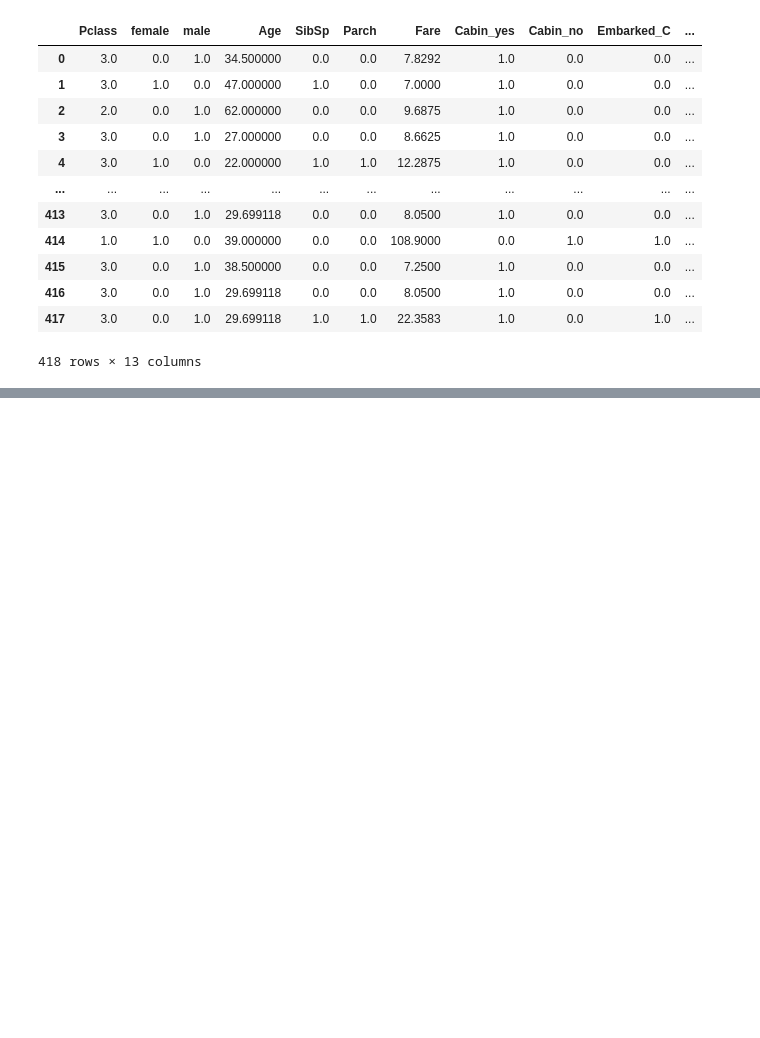
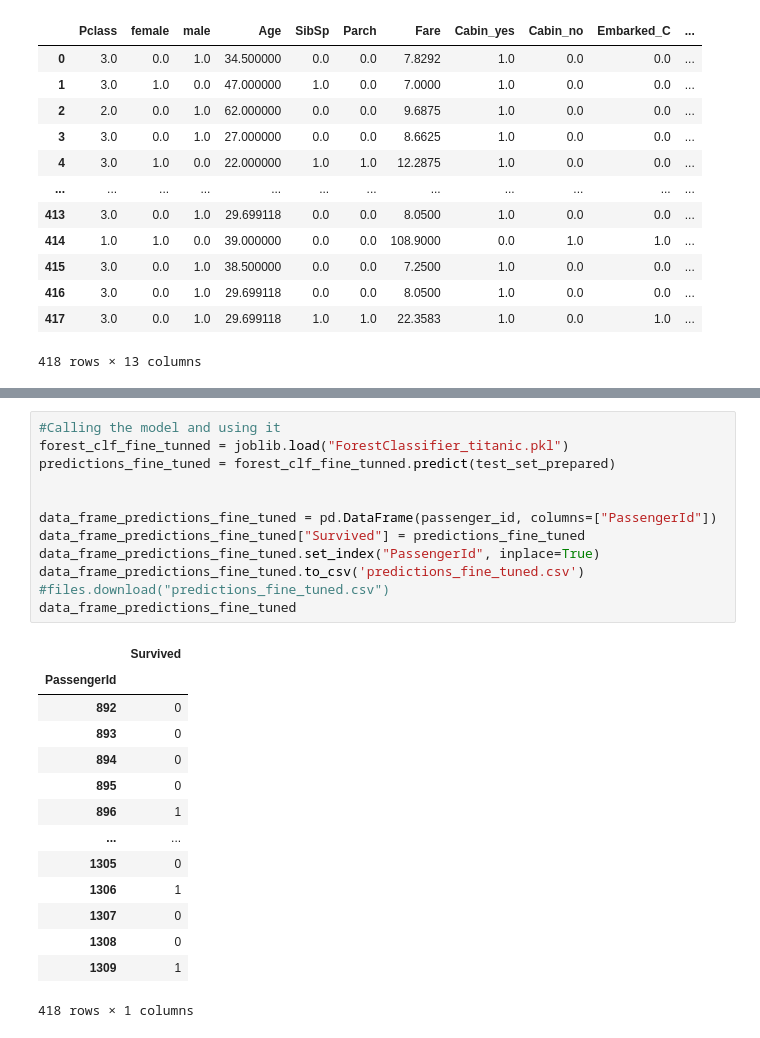
Before and after one commit to JesusNoelValMo/Machine_Learning_Book, a Jupyter notebook: Chapter_3_Classification/Chapter_3_Exercise_3/Chapter_3_Exercise_3.ipynb, the cells around one changed output, grey strips where cells are left out. Cells and saved outputs as stored; diff of their text form; blank space fills up the shorter version.

Commit message:
Fine tuned our forest classifier, saved it and loaded it, as well as do predictions with it and sumbit it again on kaggle

```diff
--- a/Chapter_3_Classification/Chapter_3_Exercise_3/Chapter_3_Exercise_3.ipynb
+++ b/Chapter_3_Classification/Chapter_3_Exercise_3/Chapter_3_Exercise_3.ipynb
@@ -349,0 +393,27 @@ files.download("predictions.csv")
+# %%
+#Calling the model and using it
+forest_clf_fine_tunned = joblib.load("ForestClassifier_titanic.pkl")
+predictions_fine_tuned = forest_clf_fine_tunned.predict(test_set_prepared)
+
+
+data_frame_predictions_fine_tuned = pd.DataFrame(passenger_id, columns=["PassengerId"])
+data_frame_predictions_fine_tuned["Survived"] = predictions_fine_tuned
+data_frame_predictions_fine_tuned.set_index("PassengerId", inplace=True)
+data_frame_predictions_fine_tuned.to_csv('predictions_fine_tuned.csv')
+#files.download("predictions_fine_tuned.csv")
+data_frame_predictions_fine_tuned
+# %% [output]
+|  | Survived |
+| PassengerId |  |
+| 892 | 0 |
+| 893 | 0 |
+| 894 | 0 |
+| 895 | 0 |
+| 896 | 1 |
+| ... | ... |
+| 1305 | 0 |
+| 1306 | 1 |
+| 1307 | 0 |
+| 1308 | 0 |
+| 1309 | 1 |
+418 rows × 1 columns
```
Also changed, not shown: parts of 3 cells of this notebook, 2 other files.
